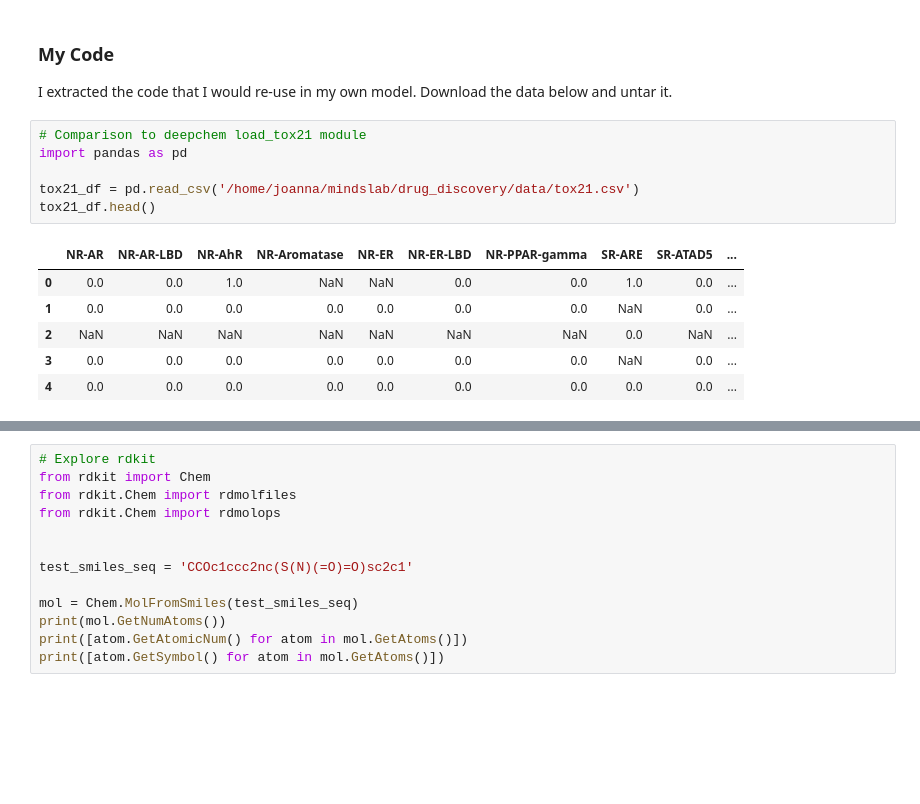
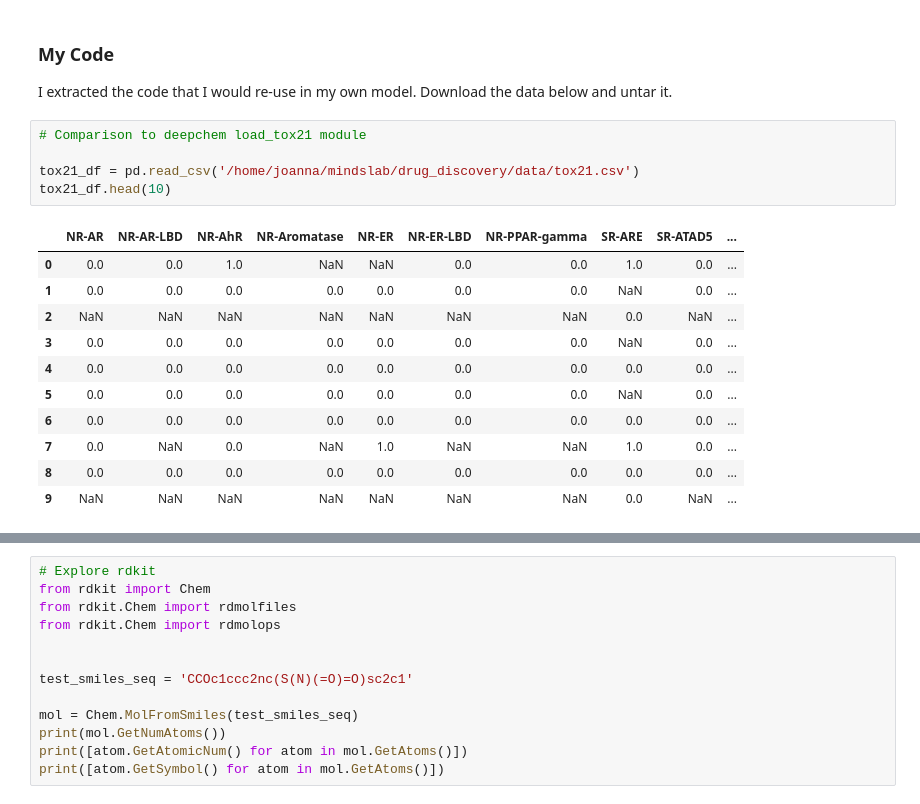
Before and after one commit to joannayoo0117/drug_discovery, a Jupyter notebook: Graph CNN Tutorial with DeepChem.ipynb, the cells around one changed output, grey strips where cells are left out. Drawn from its saved outputs; the diff is of its cells as text; blank space fills up the shorter version.

```diff
--- a/Graph CNN Tutorial with DeepChem.ipynb
+++ b/Graph CNN Tutorial with DeepChem.ipynb
@@ -83,17 +58,21 @@ Loading dataset from disk.
 I extracted the code that I would re-use in my own model. Download the data below and untar it.
 # %%
 # Comparison to deepchem load_tox21 module
-import pandas as pd
 
 tox21_df = pd.read_csv('/home/joanna/mindslab/drug_discovery/data/tox21.csv')
-tox21_df.head()
+tox21_df.head(10)
 # %% [output]
 |  | NR-AR | NR-AR-LBD | NR-AhR | NR-Aromatase | NR-ER | NR-ER-LBD | NR-PPAR-gamma | SR-ARE | SR-ATAD5 | ... |
 | 0 | 0.0 | 0.0 | 1.0 | NaN | NaN | 0.0 | 0.0 | 1.0 | 0.0 | ... |
 | 1 | 0.0 | 0.0 | 0.0 | 0.0 | 0.0 | 0.0 | 0.0 | NaN | 0.0 | ... |
 | 2 | NaN | NaN | NaN | NaN | NaN | NaN | NaN | 0.0 | NaN | ... |
 | 3 | 0.0 | 0.0 | 0.0 | 0.0 | 0.0 | 0.0 | 0.0 | NaN | 0.0 | ... |
 | 4 | 0.0 | 0.0 | 0.0 | 0.0 | 0.0 | 0.0 | 0.0 | 0.0 | 0.0 | ... |
+| 5 | 0.0 | 0.0 | 0.0 | 0.0 | 0.0 | 0.0 | 0.0 | NaN | 0.0 | ... |
+| 6 | 0.0 | 0.0 | 0.0 | 0.0 | 0.0 | 0.0 | 0.0 | 0.0 | 0.0 | ... |
+| 7 | 0.0 | NaN | 0.0 | NaN | 1.0 | NaN | NaN | 1.0 | 0.0 | ... |
+| 8 | 0.0 | 0.0 | 0.0 | 0.0 | 0.0 | 0.0 | 0.0 | 0.0 | 0.0 | ... |
+| 9 | NaN | NaN | NaN | NaN | NaN | NaN | NaN | 0.0 | NaN | ... |
 # %%
 pdbbind_df = pd.read_csv('/home/joanna/mindslab/drug_discovery/data/pdbbind_grid_full.csv')
 pdbbind_df.head(10)
```
Also changed, not shown: parts of 11 cells of this notebook, 1 other file.
